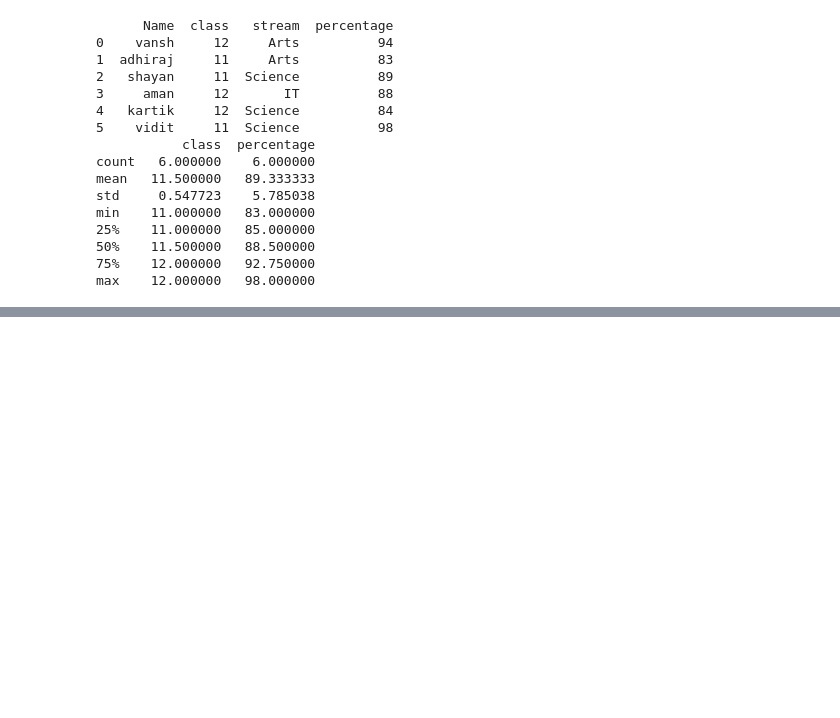
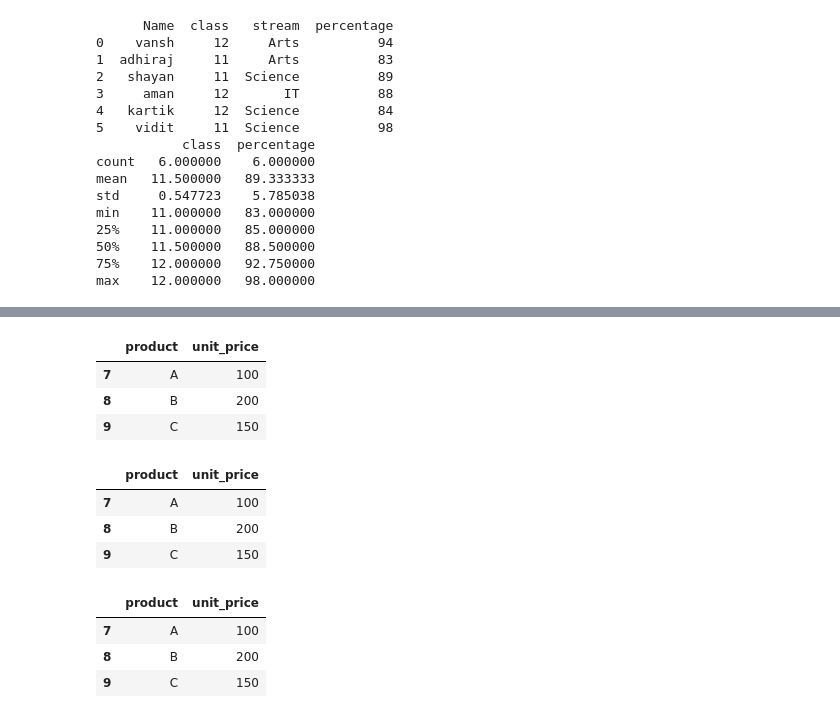
Before and after one commit to zeusbtc69/python, a Jupyter notebook: jupyter/jupiter.ipynb, the cells around one changed output, grey strips where cells are left out. Drawn from its saved outputs; the diff is of its cells as text; code cells hidden in the pictures; blank space fills up the shorter version.

```diff
--- a/jupyter/jupiter.ipynb
+++ b/jupyter/jupiter.ipynb
@@ -505,0 +558,21 @@ max    12.000000   98.000000
+# %%
+df.iloc[-3:, df.columns.get_indexer(['product', 'unit_price'])]
+# %% [output]
+|  | product | unit_price |
+| 7 | A | 100 |
+| 8 | B | 200 |
+| 9 | C | 150 |
+# %%
+df.loc[df.index[-3:], ['product', 'unit_price']]
+# %% [output]
+|  | product | unit_price |
+| 7 | A | 100 |
+| 8 | B | 200 |
+| 9 | C | 150 |
+# %%
+df.loc[[7,8,9], ['product', 'unit_price']]
+# %% [output]
+|  | product | unit_price |
+| 7 | A | 100 |
+| 8 | B | 200 |
+| 9 | C | 150 |
```
Also changed, not shown: parts of 6 cells of this notebook, 2 other files.
